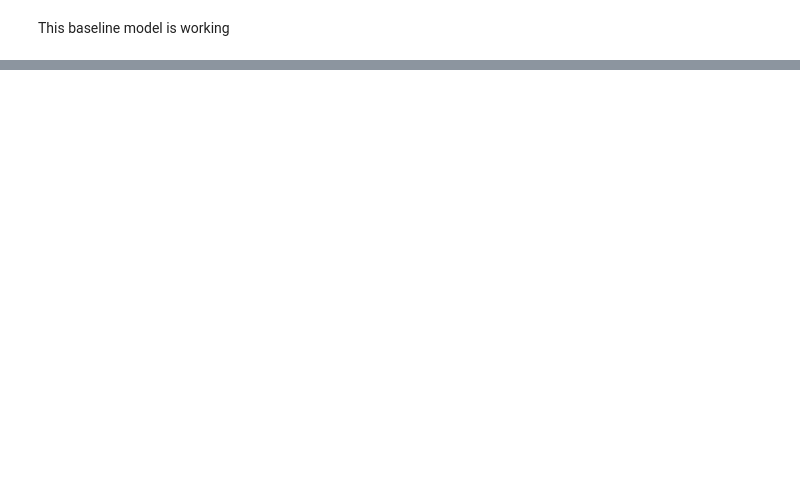
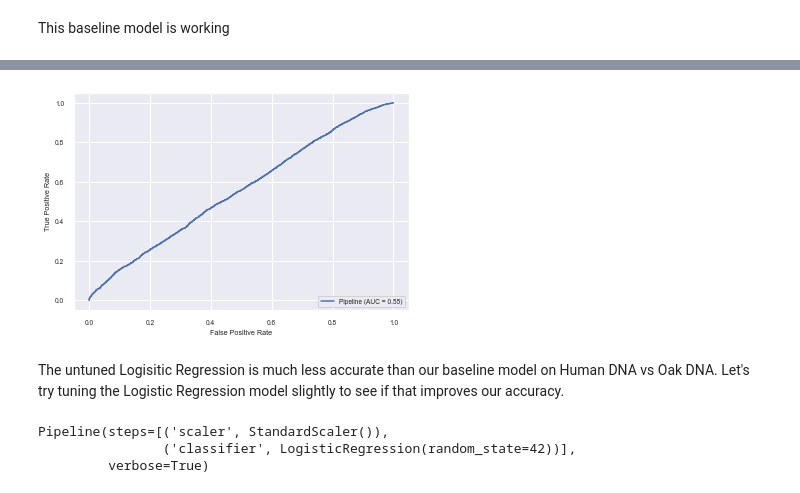
Before and after one commit to harryminds/DNA-Sequence-Classification, a Jupyter notebook: DNA Sequence Classification.ipynb, the cells around one changed output, grey strips where cells are left out. Drawn from its saved outputs; the diff is of its cells as text; code cells hidden in the pictures; blank space fills up the shorter version.

```diff
--- a/DNA Sequence Classification.ipynb
+++ b/DNA Sequence Classification.ipynb
@@ -512,0 +490,13 @@ sorted(zip(baseline_model['classifier'].feature_importances_, X_train_trans.colu
+# %%
+plot_roc_curve(human_chimp_model, X_test_trans, y_test)
+plt.show()
+# %% [output]
+[figure, added]
+# %% [markdown]
+The untuned Logisitic Regression is much less accurate than our baseline model on Human DNA vs Oak DNA. Let's try tuning the Logistic Regression model slightly to see if that improves our accuracy.
+# %%
+print(human_chimp_model)
+# %% [output]
+Pipeline(steps=[('scaler', StandardScaler()),
+                ('classifier', LogisticRegression(random_state=42))],
+         verbose=True)
```
Also changed, not shown: parts of 43 cells of this notebook, 1 other file.
